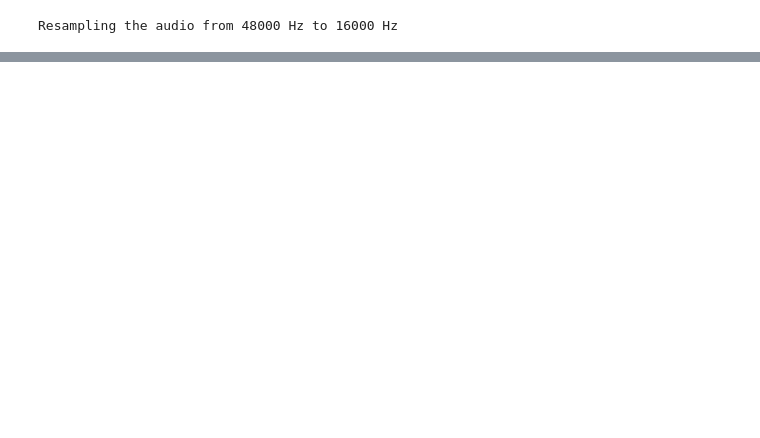
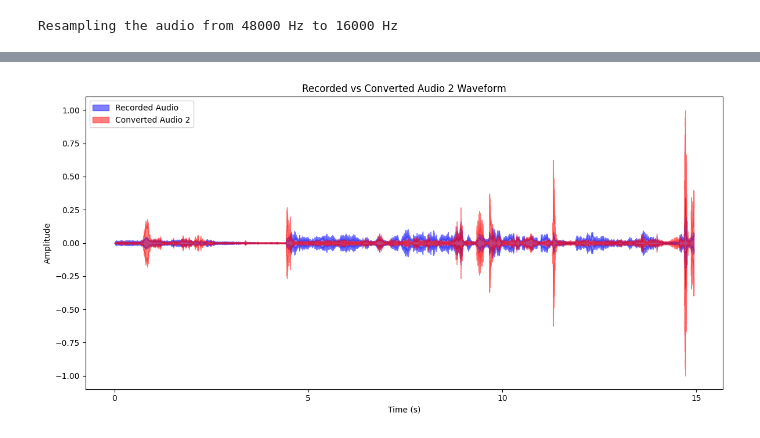
Before and after one commit to utkarshkejriwal/Noise-Reduction, a Jupyter notebook: Noise_Reduction.ipynb, the cells around one changed output, grey strips where cells are left out. Saved outputs shown, nothing was run; the diff lists cells and outputs as text; code cells hidden in the pictures; blank space fills up the shorter version.

```diff
--- a/Noise_Reduction.ipynb
+++ b/Noise_Reduction.ipynb
@@ -179,0 +197,18 @@ plt.show()
+# %%
+converted_audio2, sr_converted2 = librosa.load('converted_audio2.wav', sr=None)
+
+plt.figure(figsize=(12, 6))
+
+librosa.display.waveshow(recorded_audio, sr=sr_recorded, color='b', alpha=0.5, label='Recorded Audio')
+
+librosa.display.waveshow(converted_audio2, sr=sr_converted2, color='r', alpha=0.5, label='Converted Audio 2')
+
+plt.title("Recorded vs Converted Audio 2 Waveform")
+plt.xlabel("Time (s)")
+plt.ylabel("Amplitude")
+plt.legend()
+
+plt.tight_layout()
+plt.show()
+# %% [output]
+[figure, added]
```
Also changed, not shown: parts of 11 cells of this notebook.
